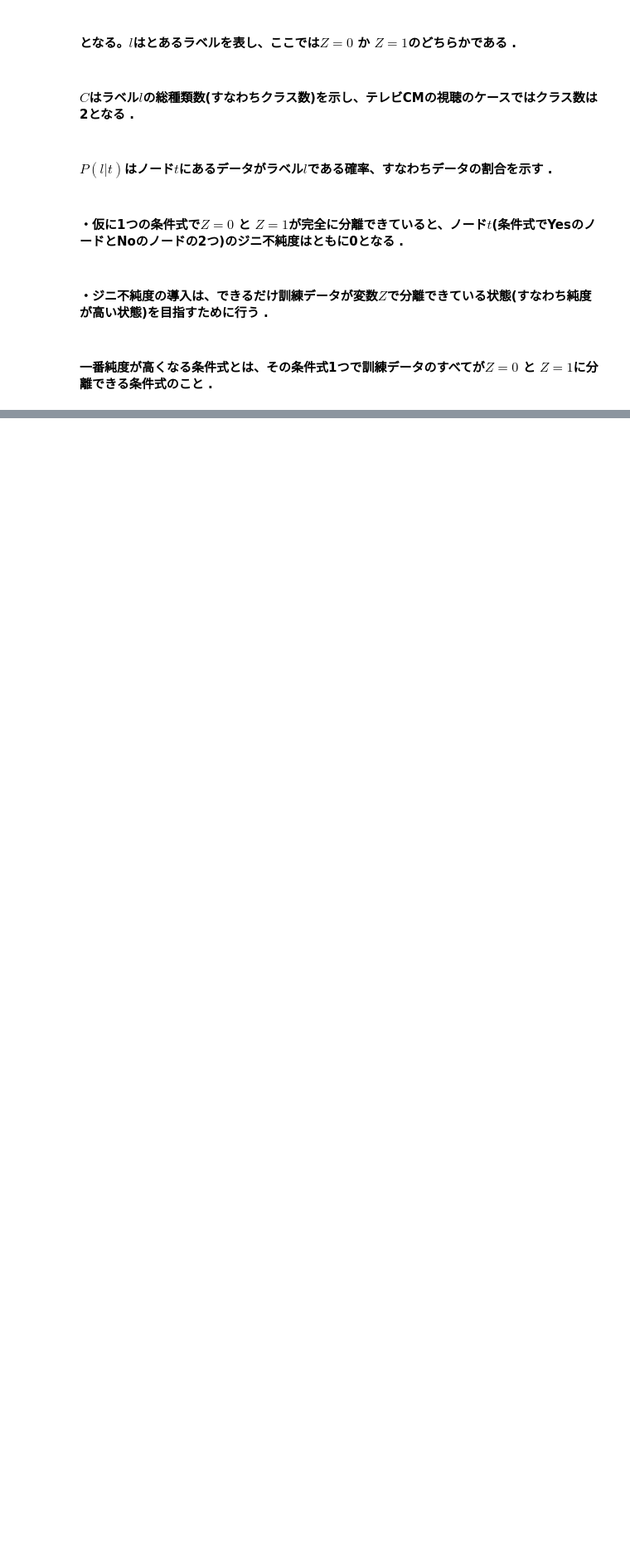
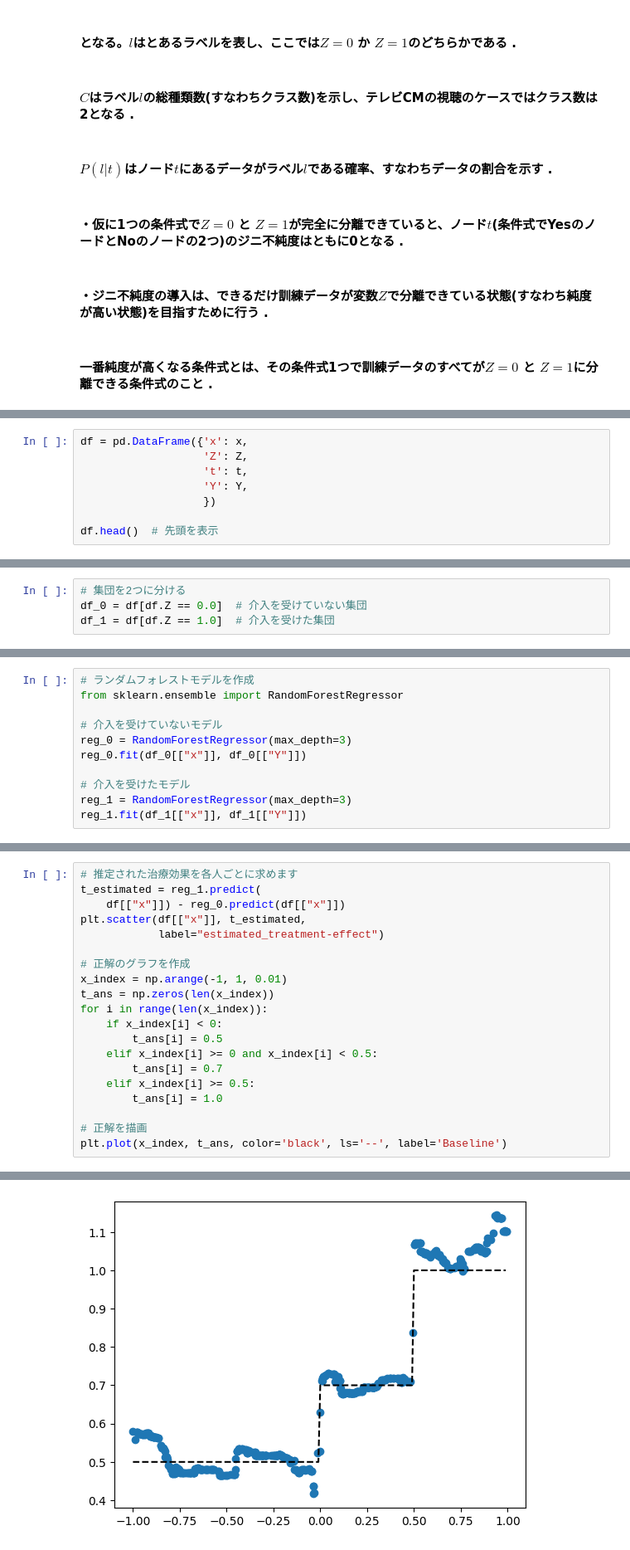
Before and after one commit to LABO-M/Python-causal-analysis, a Jupyter notebook: chapter5/chapter5.ipynb, the cells around one changed output, grey strips where cells are left out. Shown: that part at 83% size. Drawn from its saved outputs; the diff is of its cells as text; blank space fills up the shorter version.

```diff
--- a/chapter5/chapter5.ipynb
+++ b/chapter5/chapter5.ipynb
@@ -48,0 +560,8 @@ $$
+# %%
+df = pd.DataFrame({'x': x,
+                   'Z': Z,
+                   't': t,
+                   'Y': Y,
+                   })
+
+df.head()  # 先頭を表示
@@ -48,0 +609,4 @@ $$
+# %%
+# 集団を2つに分ける
+df_0 = df[df.Z == 0.0]  # 介入を受けていない集団
+df_1 = df[df.Z == 1.0]  # 介入を受けた集団
@@ -48,0 +615,11 @@ $$
+# %%
+# ランダムフォレストモデルを作成
+from sklearn.ensemble import RandomForestRegressor
+
+# 介入を受けていないモデル
+reg_0 = RandomForestRegressor(max_depth=3)
+reg_0.fit(df_0[["x"]], df_0[["Y"]])
+
+# 介入を受けたモデル
+reg_1 = RandomForestRegressor(max_depth=3)
+reg_1.fit(df_1[["x"]], df_1[["Y"]])
@@ -48,0 +659,21 @@ $$
+# %%
+# 推定された治療効果を各人ごとに求めます
+t_estimated = reg_1.predict(
+    df[["x"]]) - reg_0.predict(df[["x"]])
+plt.scatter(df[["x"]], t_estimated,
+            label="estimated_treatment-effect")
+
+# 正解のグラフを作成
+x_index = np.arange(-1, 1, 0.01)
+t_ans = np.zeros(len(x_index))
+for i in range(len(x_index)):
+    if x_index[i] < 0:
+        t_ans[i] = 0.5
+    elif x_index[i] >= 0 and x_index[i] < 0.5:
+        t_ans[i] = 0.7
+    elif x_index[i] >= 0.5:
+        t_ans[i] = 1.0
+
+# 正解を描画
+plt.plot(x_index, t_ans, color='black', ls='--', label='Baseline')
+# %% [output]
@@ -48,0 +698 @@ $$
+[figure, added]
```
Also changed, not shown: parts of 205 cells of this notebook, 1 other file.
